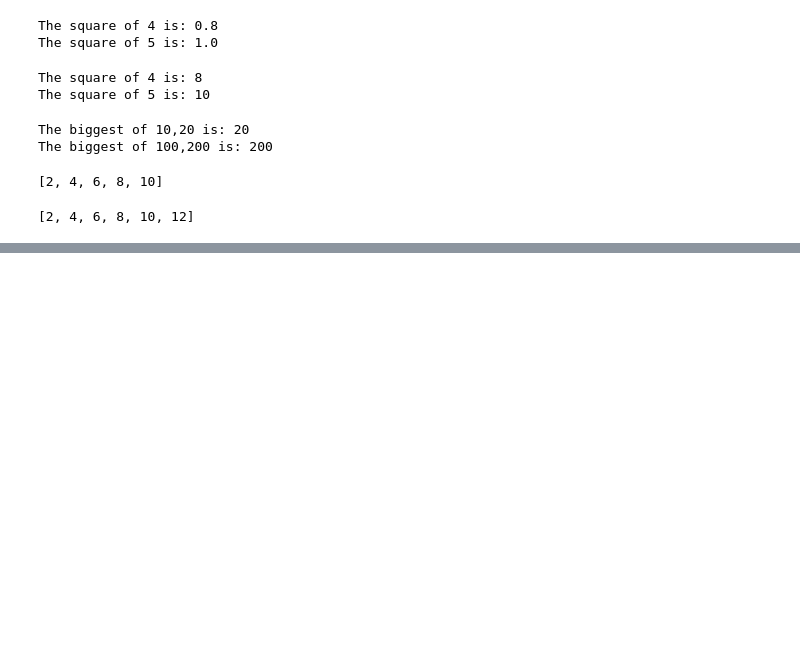
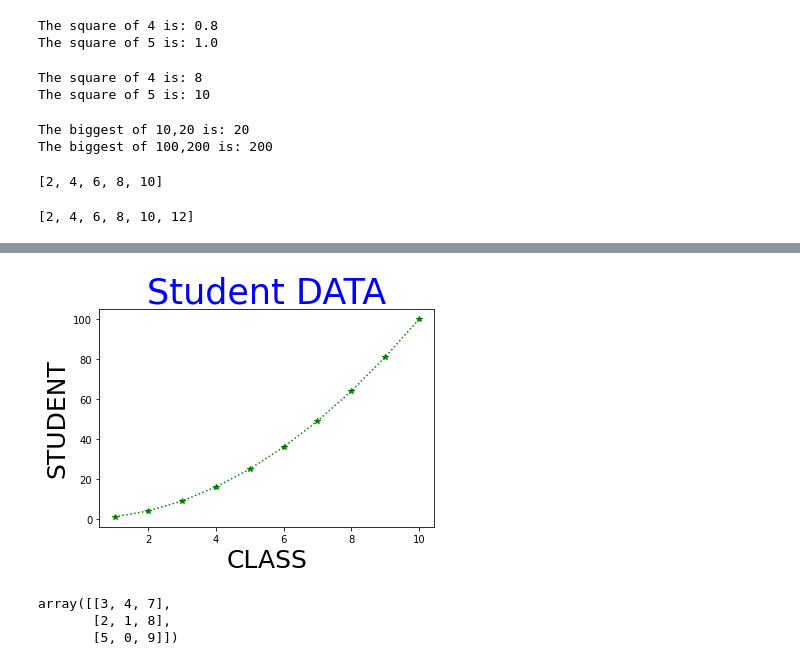
Before and after one commit to lav2002/Python-Summer-Training, a Jupyter notebook: day8.ipynb, the cells around one changed output, grey strips where cells are left out. Saved outputs shown, nothing was run; the diff lists cells and outputs as text; code cells hidden in the pictures; blank space fills up the shorter version.

```diff
--- a/day8.ipynb
+++ b/day8.ipynb
@@ -58,0 +84,16 @@ l1
+# %%
+plt.title('Student DATA',size=35,color='b')
+plt.xlabel('CLASS',size=25)
+plt.ylabel('STUDENT',size=25)
+plt.plot(x,y,marker='*',linestyle=':',color='g')
+plt.show()
+# %% [output]
+[figure, added]
+# %%
+l=[3,4,7,2,1,8,5,0,9]
+a=np.array(l)
+a.reshape(3,3)
+# %% [output]
+array([[3, 4, 7],
+       [2, 1, 8],
+       [5, 0, 9]])
```
Also changed, not shown: parts of 5 cells of this notebook, 3 other files.
